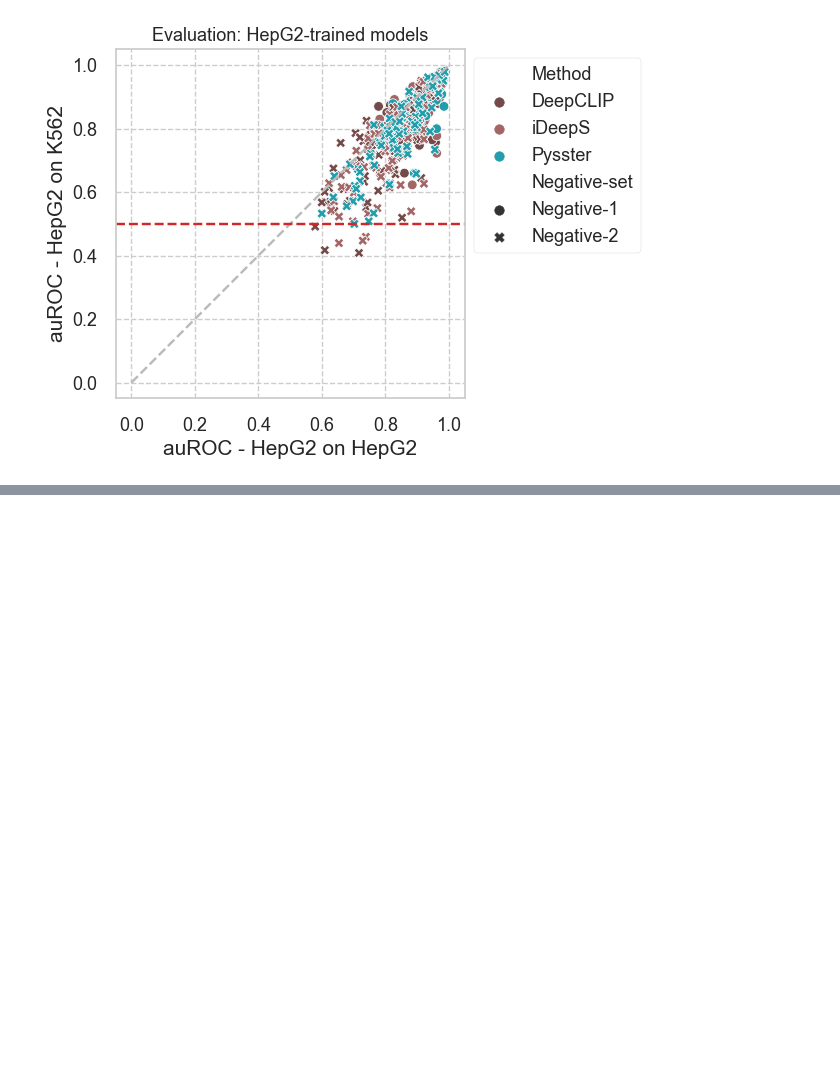
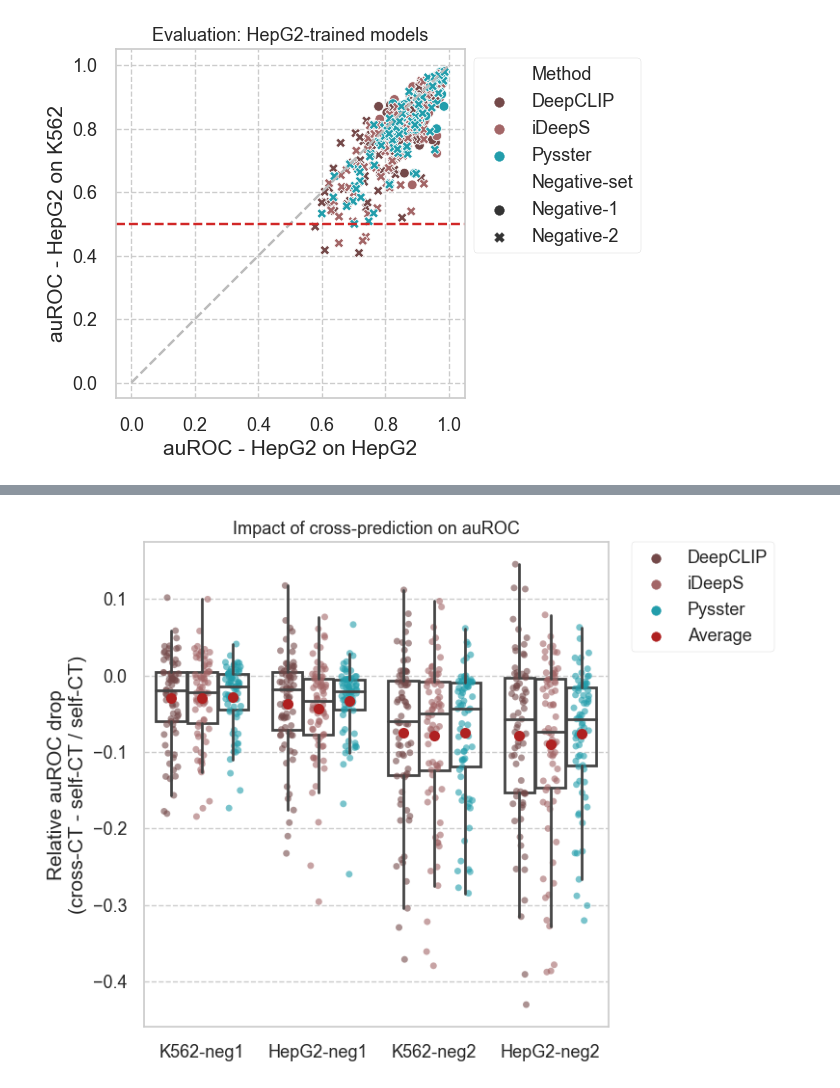
Before and after one commit to mhorlacher/Benchmark-RBP, a Jupyter notebook: analyses/notebooks/cross_celltypes.ipynb, the cells around one changed output, grey strips where cells are left out. Cells and saved outputs as stored; diff of their text form; code cells hidden in the pictures; blank space fills up the shorter version.

```diff
--- a/analyses/notebooks/cross_celltypes.ipynb
+++ b/analyses/notebooks/cross_celltypes.ipynb
@@ -325,0 +254,19 @@ hepg2_selfcross_merged_n2 = pd.merge(
+# %%
+def calculate_relative_drop_auroc(selfcross_df: pd.DataFrame) -> pd.Series:
+    return (selfcross_df["auroc.cross"] - selfcross_df["auroc.self"]) / selfcross_df[
+        "auroc.self"
+    ]
+
+
+k562_selfcross_merged_n1["auroc.reldrop"] = calculate_relative_drop_auroc(
+    k562_selfcross_merged_n1
+)
+k562_selfcross_merged_n2["auroc.reldrop"] = calculate_relative_drop_auroc(
+    k562_selfcross_merged_n2
+)
+hepg2_selfcross_merged_n1["auroc.reldrop"] = calculate_relative_drop_auroc(
+    hepg2_selfcross_merged_n1
+)
+hepg2_selfcross_merged_n2["auroc.reldrop"] = calculate_relative_drop_auroc(
+    hepg2_selfcross_merged_n2
+)
@@ -582,0 +577,77 @@ plt.show()
+# %%
+fig = plt.figure(figsize=(8, 6))
+ax1 = fig.add_subplot(1, 1, 1)
+
+BOXPLOT_PROPS = {
+    "boxprops": {"facecolor": "none", "edgecolor": "#444444"},
+    "medianprops": {"color": "#444444"},
+    "whiskerprops": {"color": "#444444"},
+    "capprops": {"color": "none"},
+    "meanprops": {
+        "marker": "o",
+        "markerfacecolor": "#AF2121",
+        "markeredgecolor": "#AF2121",
+        "markersize": 8,
+    },
+}
+
+sns.boxplot(
+    data=reldrop_data,
+    x="modelsource",
+    y="auroc.reldrop",
+    hue="arch",
+    # inner=None,
+    palette=arch_colors,
+    linewidth=2,
+    ax=ax1,
+    showmeans=True,
+    showfliers=False,
+    zorder=50,
+    **BOXPLOT_PROPS
+)
+
+# Remove facecolor of boxplot/violins, by using the alpha parameter
+for path in ax1.collections:
+    path.set_facecolor(
+        "#FFFFFF00",
+    )
+
+sns.stripplot(
+    data=reldrop_data,
+    x="modelsource",
+    y="auroc.reldrop",
+    hue="arch",
+    dodge=True,
+    jitter=0.2,
+    palette=arch_colors,
+    alpha=0.6,
+    zorder=1,
+    ax=ax1,
+)
+
+ax1.set_ylabel("Relative auROC drop\n(cross-CT - self-CT / self-CT)")
+ax1.set_xlabel("")
+
+title = "Impact of cross-prediction on auROC"
+ax1.set_title(title)
+
+
+h, l = ax1.get_legend_handles_labels()
+h, l = h[len(h) // 2 :], l[len(l) // 2 :],
+# Add average.
+avg = copy.copy(h[-1])
+avg.set_color("#AF2121")
+h.append(avg)
+l.append("Average")
+ax1.legend(
+    h,
+    l,
+    bbox_to_anchor=(1.05, 1),
+    loc=2,
+    borderaxespad=0.0,
+)
+
+plt.tight_layout()
+plt.show()
+# %% [output]
+[figure, added]
```
Also changed, not shown: parts of 23 cells of this notebook, 2 other files.
